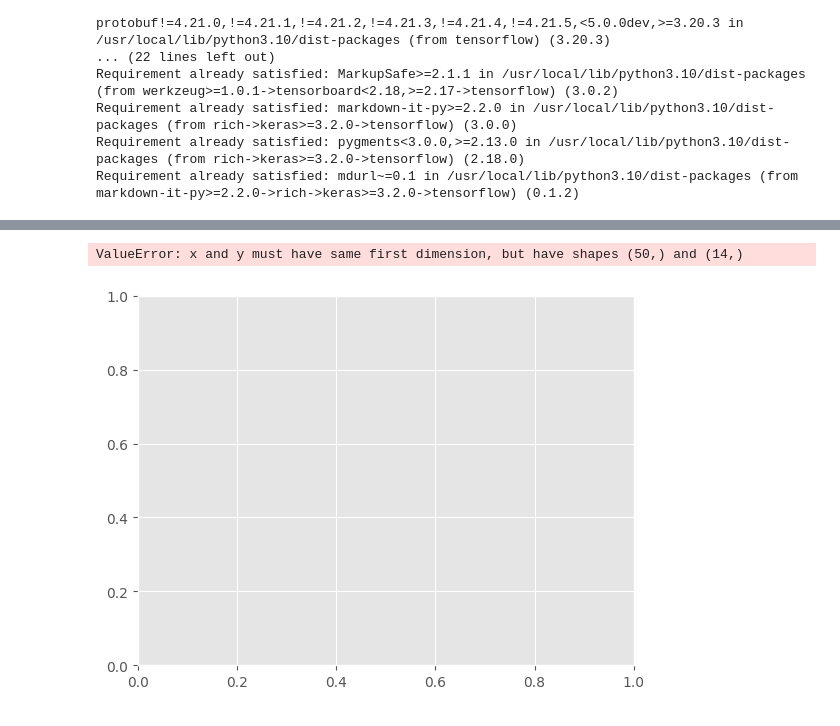
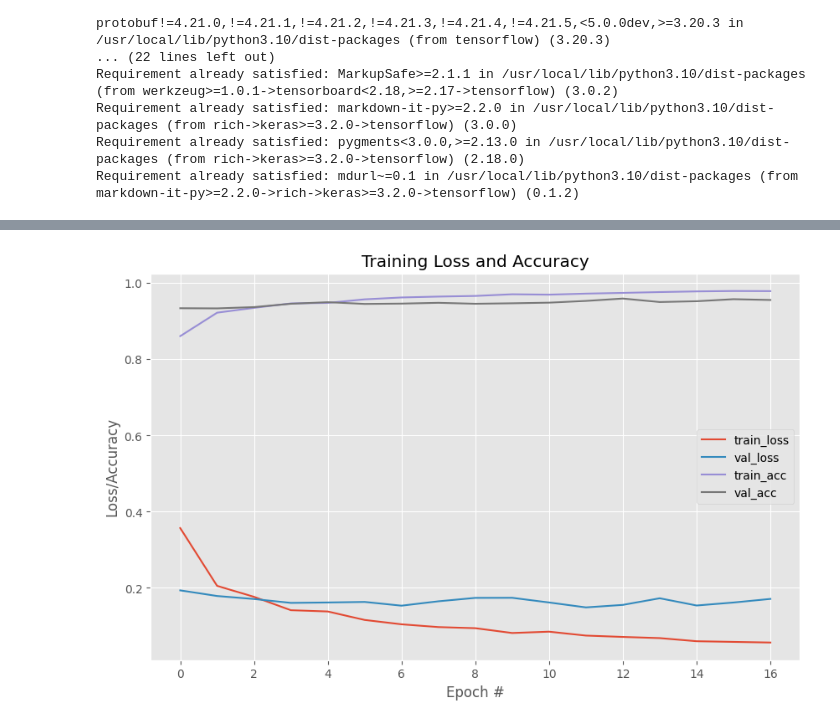
Before and after one commit to gersonviav/cnn_clasification_shoes_sandal_boots, a Jupyter notebook: CNN_MAESTRIA.ipynb, the cells around one changed output, grey strips where cells are left out. Cells and saved outputs as stored; diff of their text form; code cells hidden in the pictures.

```diff
--- a/CNN_MAESTRIA.ipynb
+++ b/CNN_MAESTRIA.ipynb
@@ -1388,0 +1221,20 @@ testY = lb.transform(testY)
+# %%
+# Retrieve the best hyperparameters
+best_hps = tuner.get_best_hyperparameters(num_trials=1)[0]
+print(f"Best Hyperparameters: {best_hps.values}")
+
+# Build the best model
+best_model = tuner.hypermodel.build(best_hps)
+
+# Fine-tune the best model
+history = best_model.fit(
+    x_train_split, y_train_split,
+    validation_data=(x_val, y_val),
+    epochs=20,
+    batch_size=32,
+    callbacks=[stop_early, F1ScoreCallback()]
+)
+
+# Evaluate on test data
+test_loss, test_accuracy = best_model.evaluate(x_test, y_test_encoded)
+print(f"Test Accuracy: {test_accuracy:.4f}")
@@ -1536,16 +1289,22 @@ weighted avg       0.24      0.34      0.22      3000
 # %%
-# Gráficas
+import matplotlib.pyplot as plt
+import numpy as np
+
+# Plot training loss, validation loss, training accuracy, and validation accuracy
 plt.style.use("ggplot")
-plt.figure()
-plt.plot(np.arange(0, 50), H.history["loss"], label="train_loss")
-plt.plot(np.arange(0, 50), H.history["val_loss"], label="val_loss")
-plt.plot(np.arange(0, 50), H.history["accuracy"], label="train_acc")
-plt.plot(np.arange(0, 50), H.history["val_accuracy"], label="val_acc")
+plt.figure(figsize=(10, 6))
+
+# Training loss and accuracy
+plt.plot(np.arange(0, len(history.history["loss"])), history.history["loss"], label="train_loss")
+plt.plot(np.arange(0, len(history.history["val_loss"])), history.history["val_loss"], label="val_loss")
+plt.plot(np.arange(0, len(history.history["accuracy"])), history.history["accuracy"], label="train_acc")
+plt.plot(np.arange(0, len(history.history["val_accuracy"])), history.history["val_accuracy"], label="val_acc")
+
+# Labels and title
 plt.title("Training Loss and Accuracy")
 plt.xlabel("Epoch #")
 plt.ylabel("Loss/Accuracy")
 plt.legend()
 plt.show()
 # %% [output]
-ValueError: x and y must have same first dimension, but have shapes (50,) and (14,)
-[figure, old version]
+[figure, new version]
```
Also changed, not shown: parts of 79 cells of this notebook.
